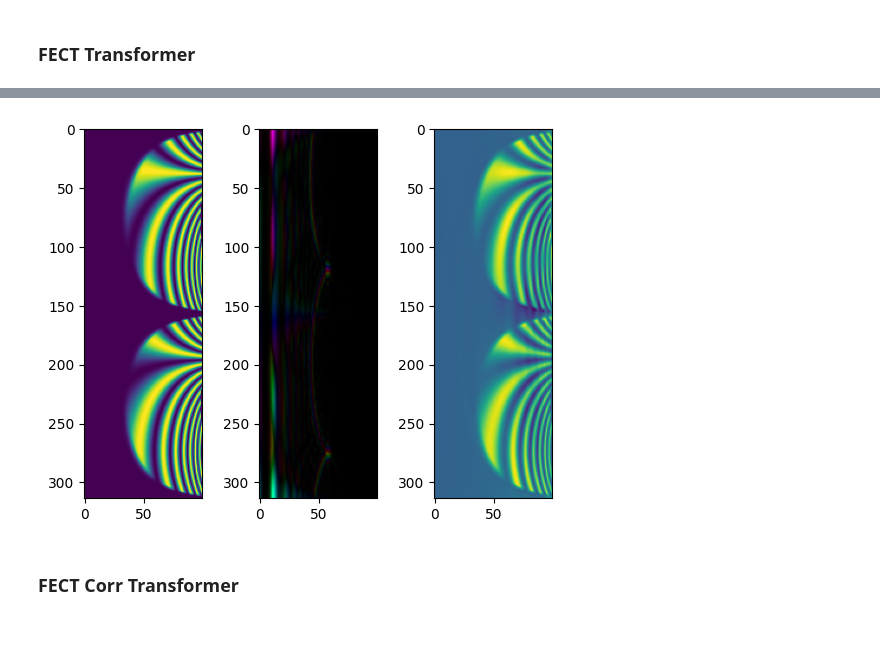
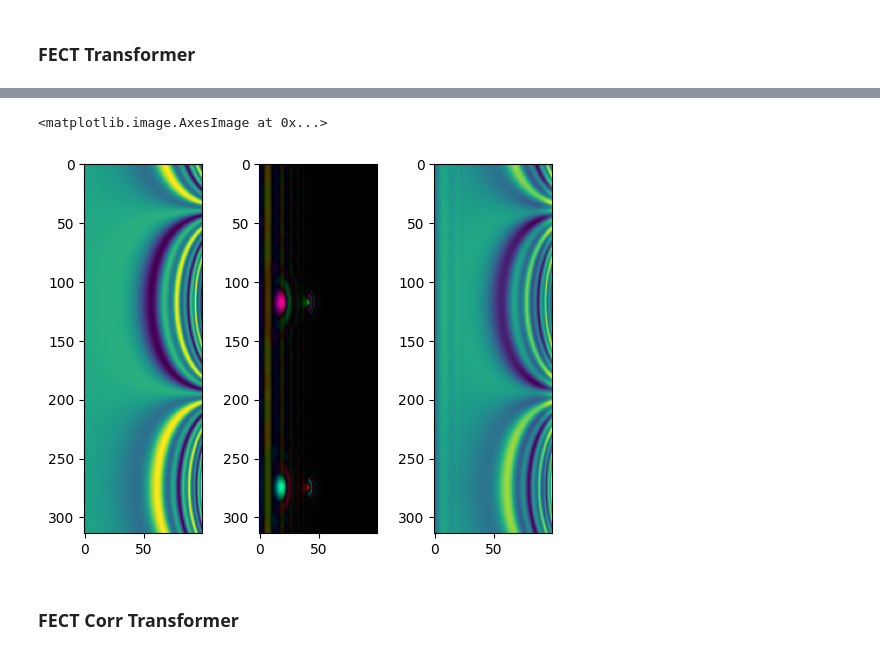
Before and after one commit to mateusz-gluch-student/ECT-tracking, a Jupyter notebook: tracking/transformer_tests.ipynb, the cells around one changed output, grey strips where cells are left out. Cells and saved outputs as stored; diff of their text form; code cells hidden in the pictures.

```diff
--- a/tracking/transformer_tests.ipynb
+++ b/tracking/transformer_tests.ipynb
@@ -7,11 +7,12 @@ import numpy as np
 from matplotlib import pyplot as plt
 # %%
 m = [
-    # Mode(33, 45, 1/3),
+    Mode(100, 45, 1),
     Mode(35, 45, 1)
 ]
-gen = MultimodalGenerator(m)
+gen = MultimodalGenerator(m, logpolar=False, offset=0)
 
+gen_log = MultimodalGenerator(m, offset=0)
 
 # gen = RandomImageGenerator('/home/mateusz/Desktop/Magisterka/tracking/images/sequence_test', 10)
 # %% [output]
@@ -20,20 +21,20 @@ gen = MultimodalGenerator(m)
 # %% [markdown]
 ### FECT Transformer
 # %%
-tr = FECTTransformer(Config(ect_offset_value_px=10), (314, 100))
+tr = FECTTransformer(Config(offset_value_px=0, ect_offset_value_px=0), (314, 100))
 # %%
 from ect import complex_to_hsv
 
 img = gen.generate()
-ect = tr.transform(img, logpolar=False)
+ect = tr.transform(img)
 inv = tr.invert(ect, logpolar=False)
 
 plt.subplot(1, 3, 1)
-plt.imshow(img)
+plt.imshow(gen_log.generate())
 
 plt.subplot(1, 3, 2)
 # plt.imshow(np.abs(ect))
-plt.imshow(complex_to_hsv(ect))
+plt.imshow(complex_to_hsv(ect) )
 
 plt.subplot(1, 3, 3)
 plt.imshow(np.real(inv))
@@ -42,4 +44,5 @@ plt.imshow(np.real(inv))
+<matplotlib.image.AxesImage at 0x...>
-[figure, old version]
+[figure, new version]
 # %% [markdown]
 ### FECT Corr Transformer
 # %%
```
Also changed, not shown: parts of 3 cells of this notebook, 19 other files.
